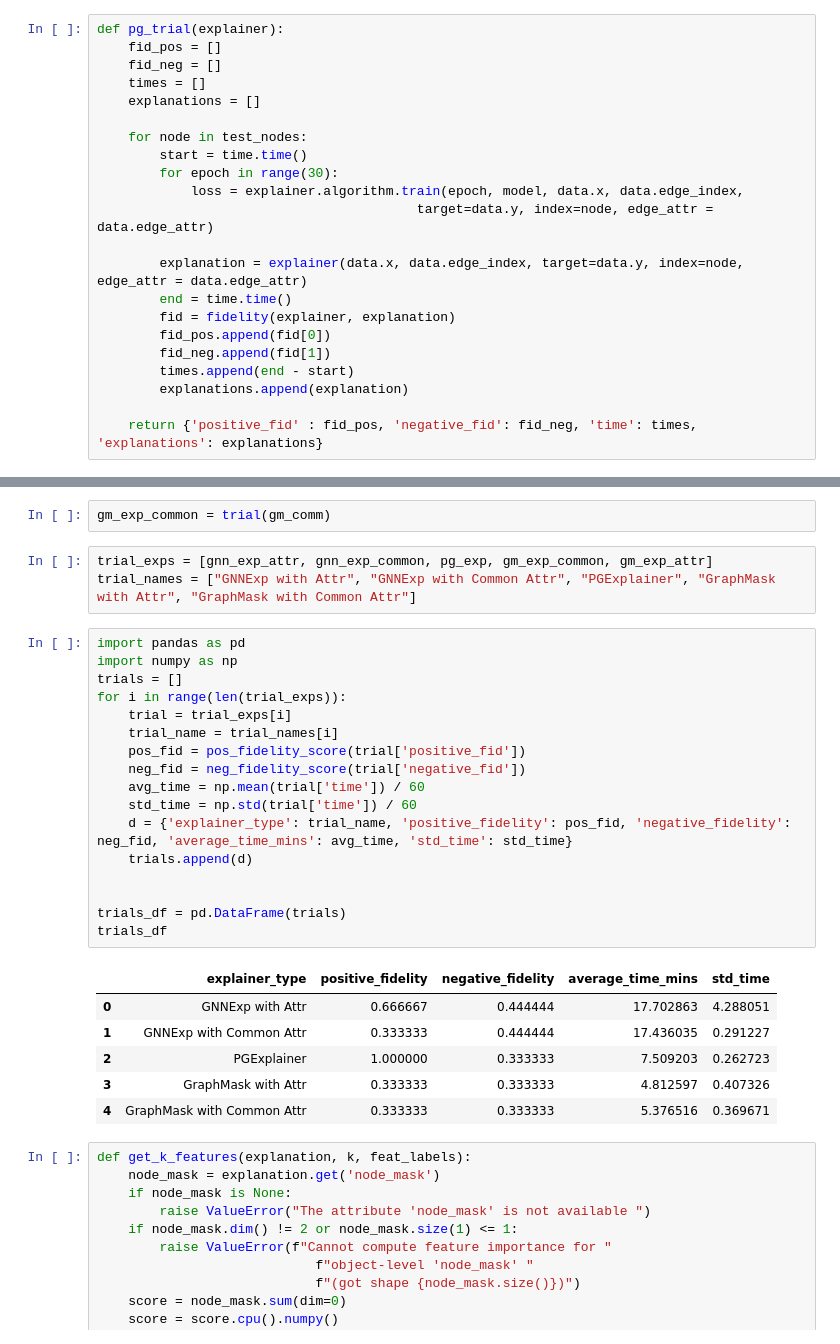
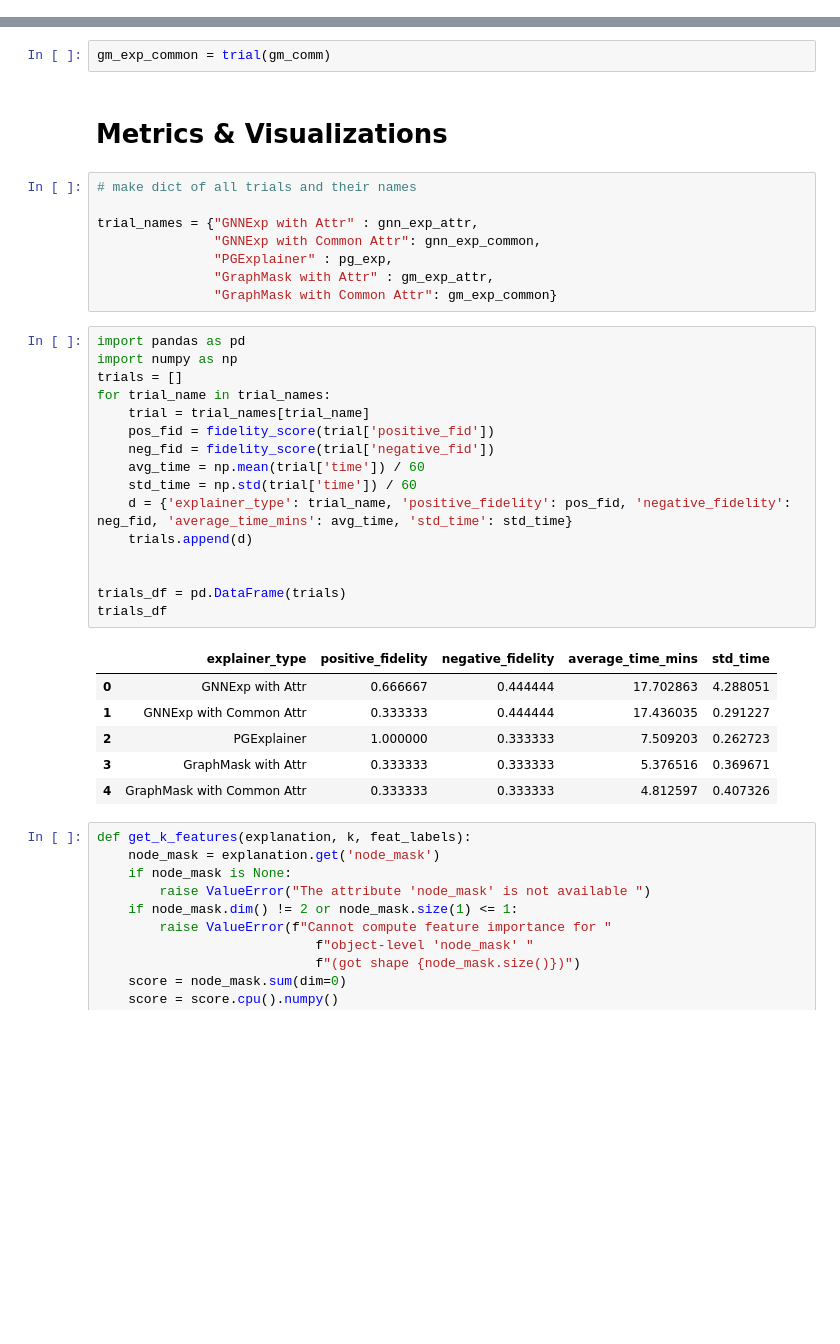
Before and after one commit to alyssaanastasi/srebp2-explanations, a Jupyter notebook: initial-experiment/init_exp.ipynb, the cells around one changed output, grey strips where cells are left out. Saved outputs shown, nothing was run; the diff lists cells and outputs as text; blank space fills up the shorter version.

```diff
--- a/initial-experiment/init_exp.ipynb
+++ b/initial-experiment/init_exp.ipynb
@@ -278,26 +353,4 @@ gnn_exp_common = trial(gnn_common)
 # %% [output]
 CPU times: user 5h 4min 29s, sys: 6h 28min 33s, total: 11h 33min 2s
 Wall time: 2h 37min 16s
-# %%
-def pg_trial(explainer):
-    fid_pos = []
-    fid_neg = []
-    times = []
-    explanations = []
-
-    for node in test_nodes:
-        start = time.time()
-        for epoch in range(30):
-            loss = explainer.algorithm.train(epoch, model, data.x, data.edge_index,
-                                         target=data.y, index=node, edge_attr = data.edge_attr)
-
-        explanation = explainer(data.x, data.edge_index, target=data.y, index=node, edge_attr = data.edge_attr)
-        end = time.time()
-        fid = fidelity(explainer, explanation)
-        fid_pos.append(fid[0])
-        fid_neg.append(fid[1])
-        times.append(end - start)
-        explanations.append(explanation)
-
-    return {'positive_fid' : fid_pos, 'negative_fid': fid_neg, 'time': times, 'explanations': explanations}
 # %%
@@ -317,33 +366,39 @@ CPU times: user 31min 46s, sys: 1h 2min 19s, total: 1h 34min 5s
 Wall time: 49min 18s
 # %%
 gm_exp_common = trial(gm_comm)
+# %% [markdown]
+# Metrics & Visualizations
 # %%
-trial_exps = [gnn_exp_attr, gnn_exp_common, pg_exp, gm_exp_common, gm_exp_attr]
-trial_names = ["GNNExp with Attr", "GNNExp with Common Attr", "PGExplainer", "GraphMask with Attr", "GraphMask with Common Attr"]
+# make dict of all trials and their names
+
+trial_names = {"GNNExp with Attr" : gnn_exp_attr,
+               "GNNExp with Common Attr": gnn_exp_common,
+               "PGExplainer" : pg_exp,
+               "GraphMask with Attr" : gm_exp_attr,
+               "GraphMask with Common Attr": gm_exp_common}
 # %%
 import pandas as pd
 import numpy as np
 trials = []
-for i in range(len(trial_exps)):
-    trial = trial_exps[i]
-    trial_name = trial_names[i]
-    pos_fid = pos_fidelity_score(trial['positive_fid'])
-    neg_fid = neg_fidelity_score(trial['negative_fid'])
+for trial_name in trial_names:
+    trial = trial_names[trial_name]
+    pos_fid = fidelity_score(trial['positive_fid'])
+    neg_fid = fidelity_score(trial['negative_fid'])
     avg_time = np.mean(trial['time']) / 60
     std_time = np.std(trial['time']) / 60
     d = {'explainer_type': trial_name, 'positive_fidelity': pos_fid, 'negative_fidelity': neg_fid, 'average_time_mins': avg_time, 'std_time': std_time}
     trials.append(d)
 
 
 trials_df = pd.DataFrame(trials)
 trials_df
 # %% [output]
 |  | explainer_type | positive_fidelity | negative_fidelity | average_time_mins | std_time |
 | 0 | GNNExp with Attr | 0.666667 | 0.444444 | 17.702863 | 4.288051 |
 | 1 | GNNExp with Common Attr | 0.333333 | 0.444444 | 17.436035 | 0.291227 |
 | 2 | PGExplainer | 1.000000 | 0.333333 | 7.509203 | 0.262723 |
-| 3 | GraphMask with Attr | 0.333333 | 0.333333 | 4.812597 | 0.407326 |
-| 4 | GraphMask with Common Attr | 0.333333 | 0.333333 | 5.376516 | 0.369671 |
+| 3 | GraphMask with Attr | 0.333333 | 0.333333 | 5.376516 | 0.369671 |
+| 4 | GraphMask with Common Attr | 0.333333 | 0.333333 | 4.812597 | 0.407326 |
 # %%
 def get_k_features(explanation, k, feat_labels):
     node_mask = explanation.get('node_mask')
```
Also changed, not shown: parts of 18 cells of this notebook.
